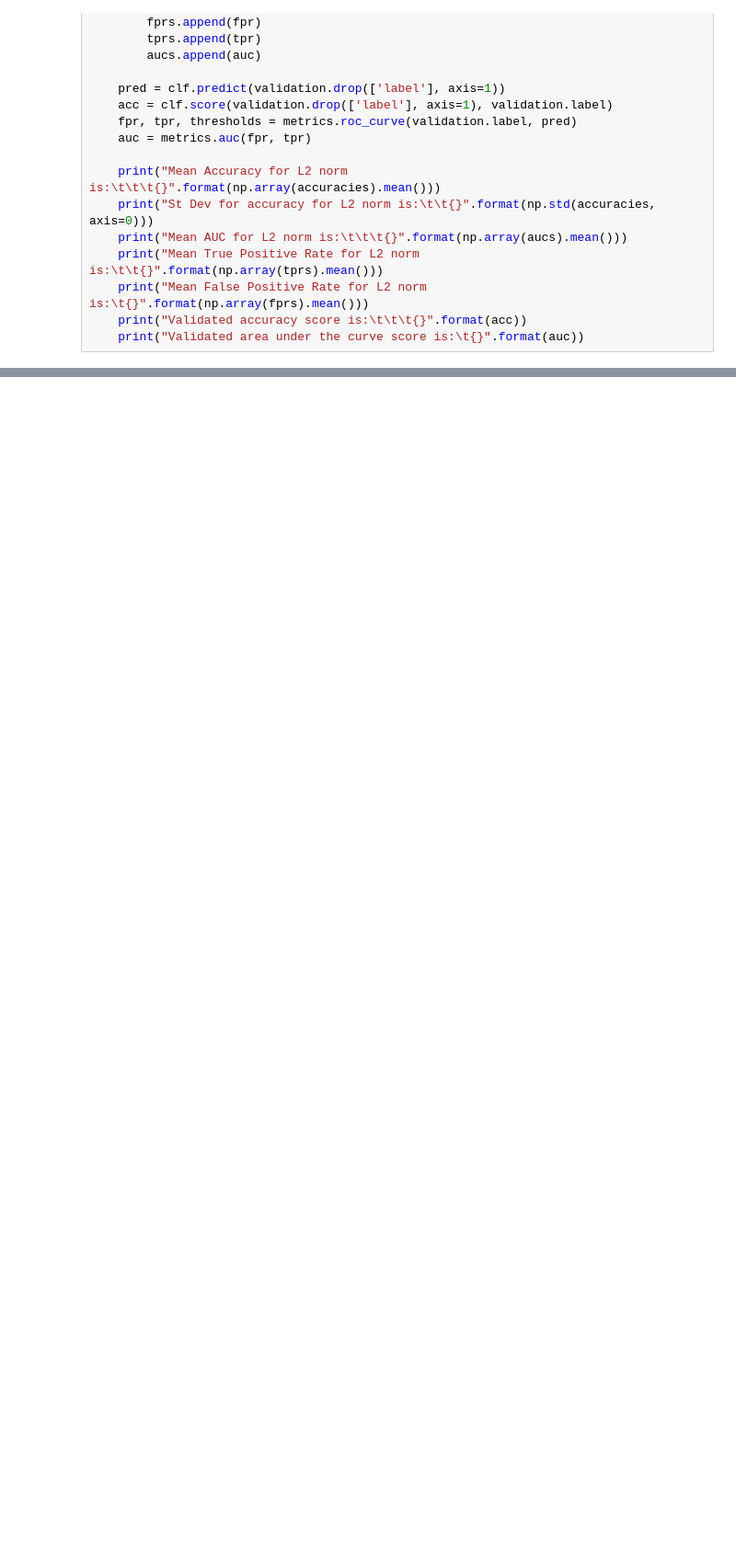
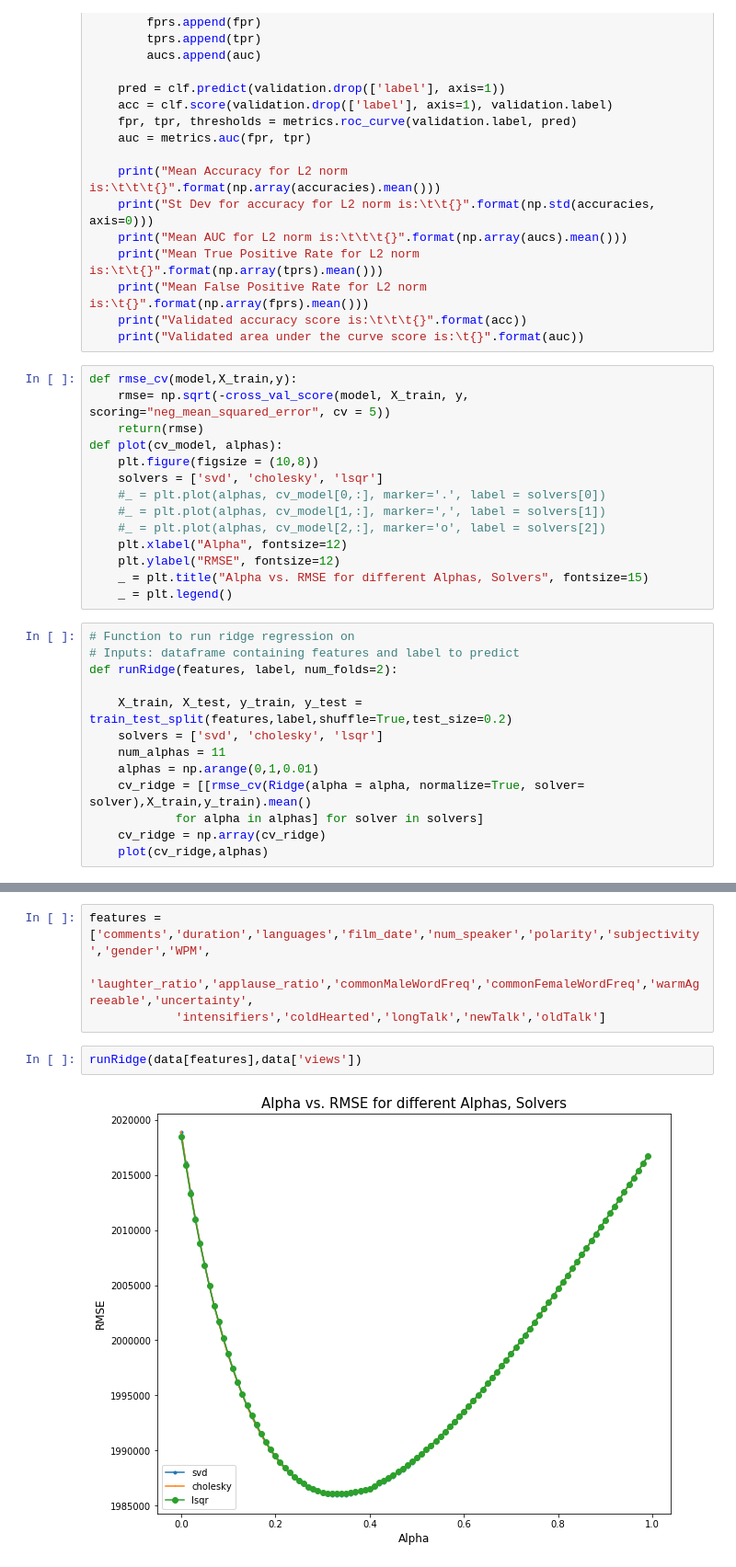
Before and after one commit to GreenMouth/Data-Science-Lab-Final-Project, a Jupyter notebook: src/Data-Exploration.ipynb, the cells around one changed output, grey strips where cells are left out. Shown at 92% size. Saved outputs shown, nothing was run; the diff lists cells and outputs as text; blank space fills up the shorter version.

Commit message:
added Ridge Regression

```diff
--- a/src/Data-Exploration.ipynb
+++ b/src/Data-Exploration.ipynb
@@ -1250,3 +1240,30 @@ def LogRegMetrics(features, labels, num_folds=5):
     print("Mean False Positive Rate for L2 norm is:\t{}".format(np.array(fprs).mean()))
     print("Validated accuracy score is:\t\t\t{}".format(acc))
     print("Validated area under the curve score is:\t{}".format(auc))
+# %%
+def rmse_cv(model,X_train,y):
+    rmse= np.sqrt(-cross_val_score(model, X_train, y, scoring="neg_mean_squared_error", cv = 5))
+    return(rmse)
+def plot(cv_model, alphas):
+    plt.figure(figsize = (10,8))
+    solvers = ['svd', 'cholesky', 'lsqr']
+    #_ = plt.plot(alphas, cv_model[0,:], marker='.', label = solvers[0])
+    #_ = plt.plot(alphas, cv_model[1,:], marker=',', label = solvers[1])
+    #_ = plt.plot(alphas, cv_model[2,:], marker='o', label = solvers[2])
+    plt.xlabel("Alpha", fontsize=12)
+    plt.ylabel("RMSE", fontsize=12)
+    _ = plt.title("Alpha vs. RMSE for different Alphas, Solvers", fontsize=15)
+    _ = plt.legend()
+# %%
+# Function to run ridge regression on
+# Inputs: dataframe containing features and label to predict
+def runRidge(features, label, num_folds=2):
+
+    X_train, X_test, y_train, y_test = train_test_split(features,label,shuffle=True,test_size=0.2)
+    solvers = ['svd', 'cholesky', 'lsqr']
+    num_alphas = 11
+    alphas = np.arange(0,1,0.01)
+    cv_ridge = [[rmse_cv(Ridge(alpha = alpha, normalize=True, solver= solver),X_train,y_train).mean()
+            for alpha in alphas] for solver in solvers]
+    cv_ridge = np.array(cv_ridge)
+    plot(cv_ridge,alphas)
@@ -1252,0 +1290,8 @@ def LogRegMetrics(features, labels, num_folds=5):
+# %%
+features = ['comments','duration','languages','film_date','num_speaker','polarity','subjectivity','gender','WPM',
+            'laughter_ratio','applause_ratio','commonMaleWordFreq','commonFemaleWordFreq','warmAgreeable','uncertainty',
+            'intensifiers','coldHearted','longTalk','newTalk','oldTalk']
+# %%
+runRidge(data[features],data['views'])
+# %% [output]
+[figure, added]
```
Also changed, not shown: parts of 28 cells of this notebook.
